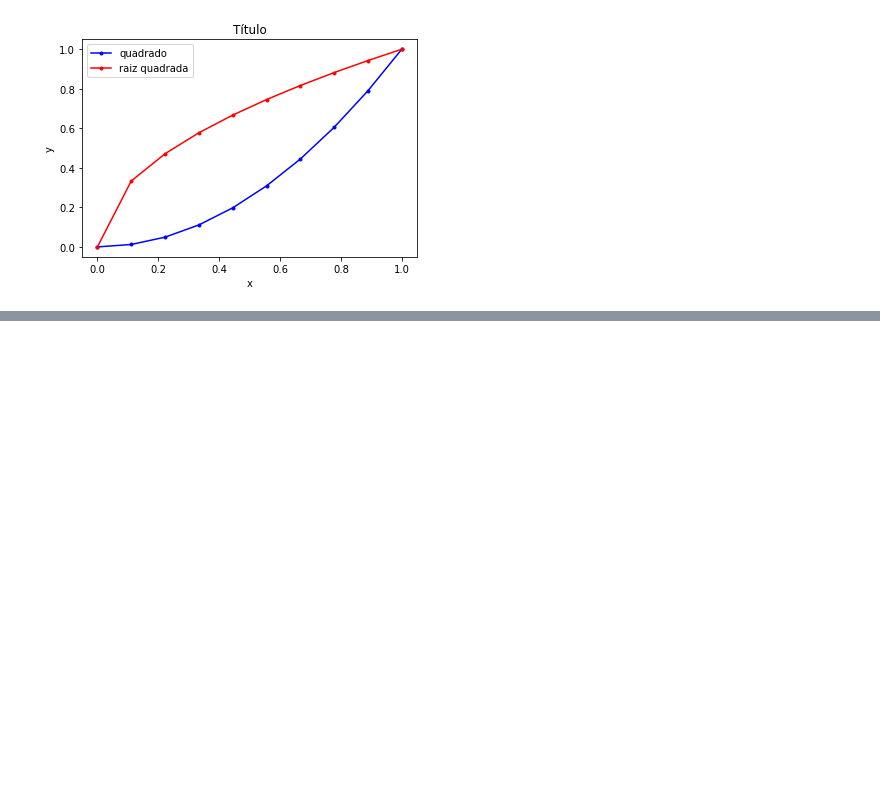
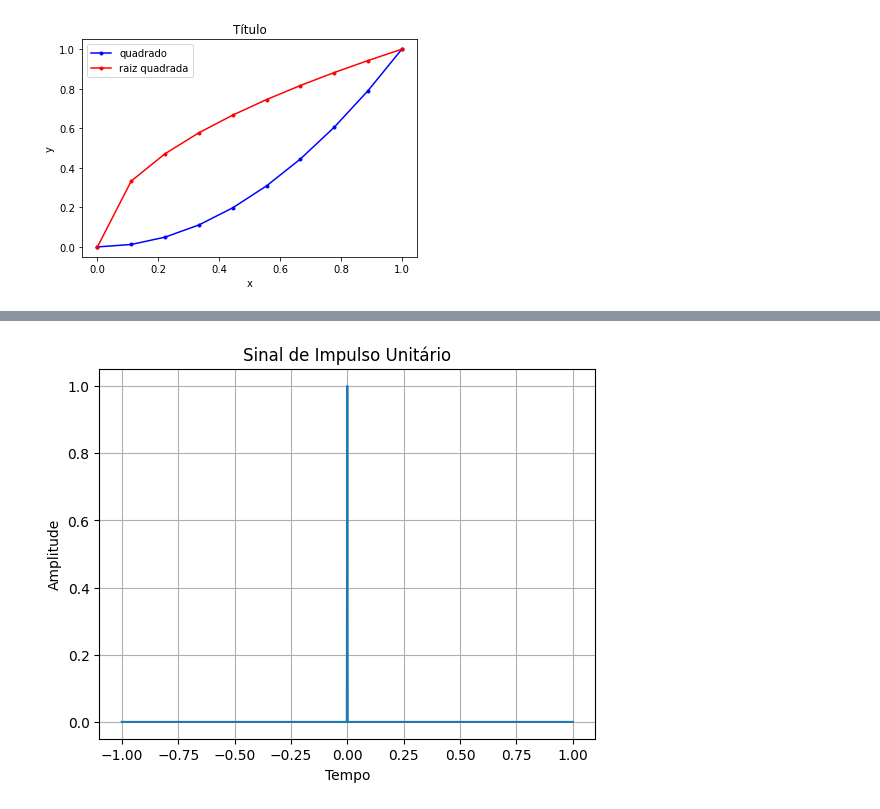
Before and after one commit to racquelknustdomingues/SinaisVibAcust, a Jupyter notebook: SEMANA1.ipynb, the cells around one changed output, grey strips where cells are left out. Cells and saved outputs as stored; diff of their text form; code cells hidden in the pictures; blank space fills up the shorter version.

```diff
--- a/SEMANA1.ipynb
+++ b/SEMANA1.ipynb
@@ -229,0 +334,5 @@ print(abs(-32))
+# %%
+#Tuples
+t = (1, 2, 3)
+# t = 1, 2, 3
+t
@@ -229,0 +341,3 @@ print(abs(-32))
+# %%
+# ATENÇÃO
+t[0] = 100
@@ -803,0 +883,20 @@ plt.hist(x)
+# %%
+# Definindo o intervalo de tempo
+tempo = np.linspace(-1, 1, 1001)  # Intervalo de -1 a 1 segundo com 1000 pontos
+
+# Criando a função do impulso unitário
+def impulso_unitario(t):
+    return np.where(t == 0, 1, 0)
+
+# Calculando o impulso unitário para cada ponto no intervalo de tempo
+impulso = impulso_unitario(tempo)
+
+# Plotando o sinal
+plt.plot(tempo, impulso)
+plt.title('Sinal de Impulso Unitário')
+plt.xlabel('Tempo')
+plt.ylabel('Amplitude')
+plt.grid(True)
+plt.show()
+# %% [output]
+[figure, added]
```
Also changed, not shown: parts of 48 cells of this notebook, 3 other files.
